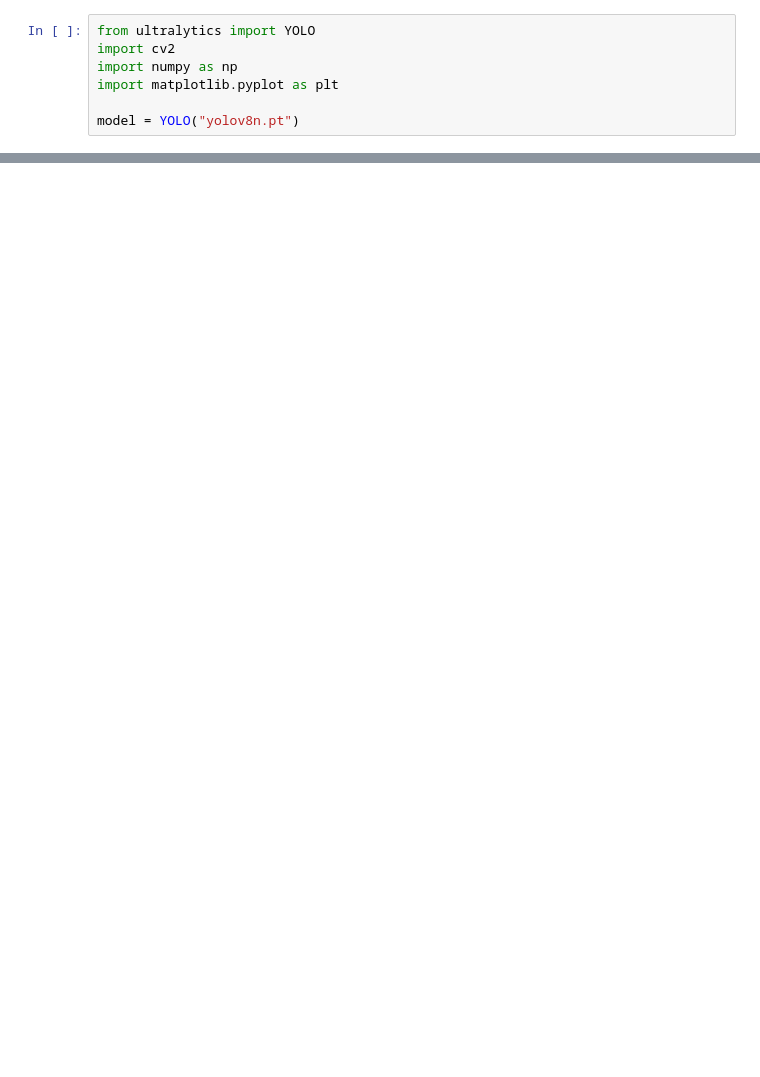
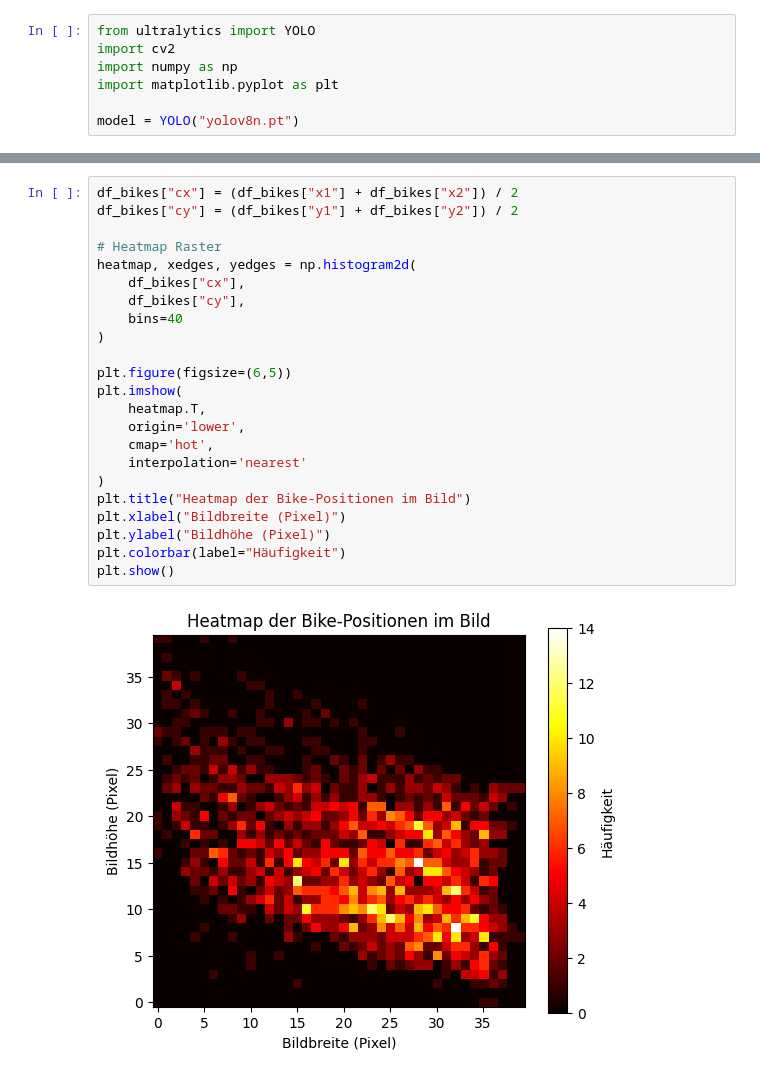
Before and after one commit to dominicwagenhofer/eds-ai-git, a Jupyter notebook: 01_yolo_velo_baseline.ipynb, the cells around one changed output, grey strips where cells are left out. Saved outputs shown, nothing was run; the diff lists cells and outputs as text; blank space fills up the shorter version.

```diff
--- a/01_yolo_velo_baseline.ipynb
+++ b/01_yolo_velo_baseline.ipynb
@@ -74,0 +257,25 @@ NameError: name 'frame_indices' is not defined
+# %%
+df_bikes["cx"] = (df_bikes["x1"] + df_bikes["x2"]) / 2
+df_bikes["cy"] = (df_bikes["y1"] + df_bikes["y2"]) / 2
+
+# Heatmap Raster
+heatmap, xedges, yedges = np.histogram2d(
+    df_bikes["cx"],
+    df_bikes["cy"],
+    bins=40
+)
+
+plt.figure(figsize=(6,5))
+plt.imshow(
+    heatmap.T,
+    origin='lower',
+    cmap='hot',
+    interpolation='nearest'
+)
+plt.title("Heatmap der Bike-Positionen im Bild")
+plt.xlabel("Bildbreite (Pixel)")
+plt.ylabel("Bildhöhe (Pixel)")
+plt.colorbar(label="Häufigkeit")
+plt.show()
+# %% [output]
+[figure, added]
```
Also changed, not shown: parts of 16 cells of this notebook, 10 other files.
